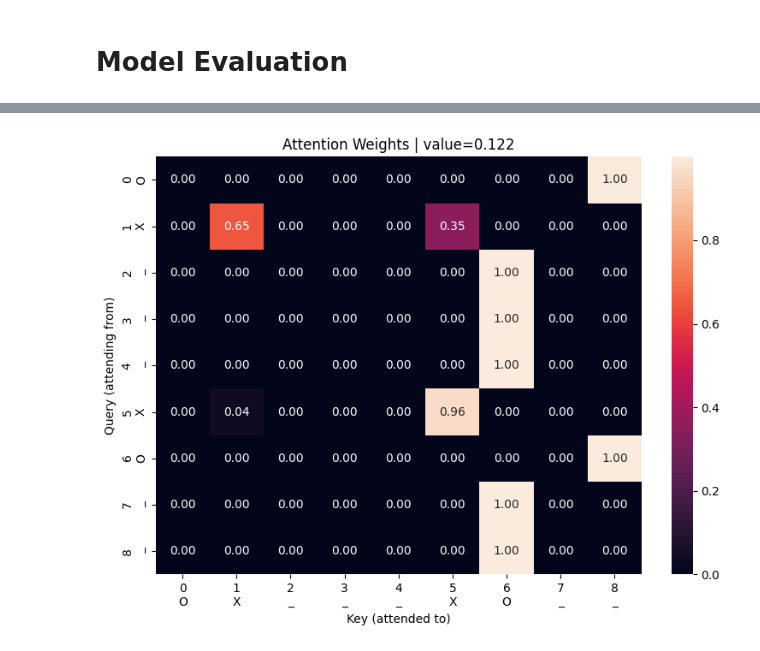
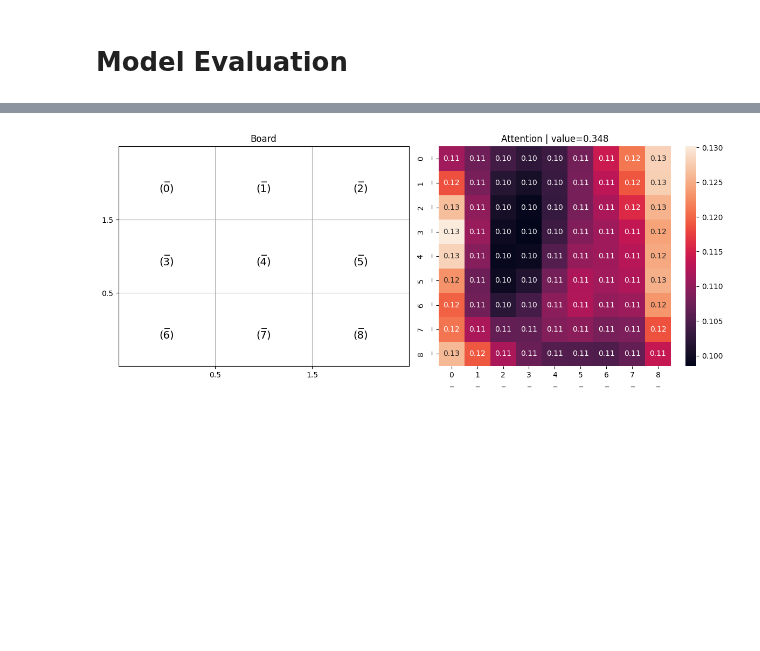
Before and after one commit to asminkarki012/learning, a Jupyter notebook: learn-ml/attention-from-scratch/train_alphazero.ipynb, the cells around one changed output, grey strips where cells are left out. Saved outputs shown, nothing was run; the diff lists cells and outputs as text; code cells hidden in the pictures; blank space fills up the shorter version.

```diff
--- a/learn-ml/attention-from-scratch/train_alphazero.ipynb
+++ b/learn-ml/attention-from-scratch/train_alphazero.ipynb
@@ -300,7 +413,7 @@ torch.save(model.state_dict(), "alphazero_tictactoe.pth")
 # Model Evaluation
 # %%
 model = AlphaZeroTicTacToeTransformer()
-model.load_state_dict(torch.load("alphazero_tictactoe.pth"))
+model.load_state_dict(torch.load("alphazero_tictactoe_2.pth"))
 model.eval()
 
 
@@ -309,15 +422,15 @@ def predict_move(model, board):
 
     model.eval()
     with torch.no_grad():
-        log_probs, value, _ = model(indices)
-        print(log_probs)
+        log_probs, value, attn_weights = model(indices)
+        # print(log_probs)
     # mask illegal moves (non-empty cells)
     for i, cell in enumerate(board):
         if cell != "_":
             log_probs[i] = float("-inf")
 
     move = torch.argmax(log_probs).item()
-    return move
+    return move, value, attn_weights
 # %%
 # O about to win - model should block at position 2
 board = ["O", "O", "_", "X", "X", "_", "_", "_", "_"]
@@ -427,0 +569,4 @@ tensor(0.1222)
+# %%
+empty_board = ["_", "_", "_", "_", "_", "_", "_", "_", "_"]
+x_close_win_board = ["X", "X", "_", "_", "_", "_", "_", "_", "_"]
+mirrored_of_x_close_win_board = ["_", "X", "X", "_", "_", "_", "_", "_", "_"]
@@ -427,0 +581,2 @@ tensor(0.1222)
+# %%
+move, value, attn_weights = predict_move(model=model, board=empty_board)
@@ -427,0 +587,4 @@ tensor(0.1222)
+# %%
+plot_board_attention(empty_board, attn_weights, value)
+# %% [output]
+[figure, added]
@@ -428,10 +628,4 @@ tensor(0.1222)
 # %%
-board = ["O", "X", "_", "_", "_", "X", "O", "_", "_"]
-indices = torch.tensor([TOKEN_TO_IDX[s] for s in board])
-
-with torch.no_grad():
-    log_probs, value, attn_weights = model(indices)
-
 plt.figure(figsize=(8, 6))
 sns.heatmap(
     attn_weights.numpy(),
@@ -445,5 +639,3 @@ plt.xlabel("Key (attended to)")
 plt.ylabel("Query (attending from)")
 plt.tight_layout()
 plt.show()
-# %% [output]
-[figure, removed]
```
Also changed, not shown: parts of 38 cells of this notebook, 4 other files.
